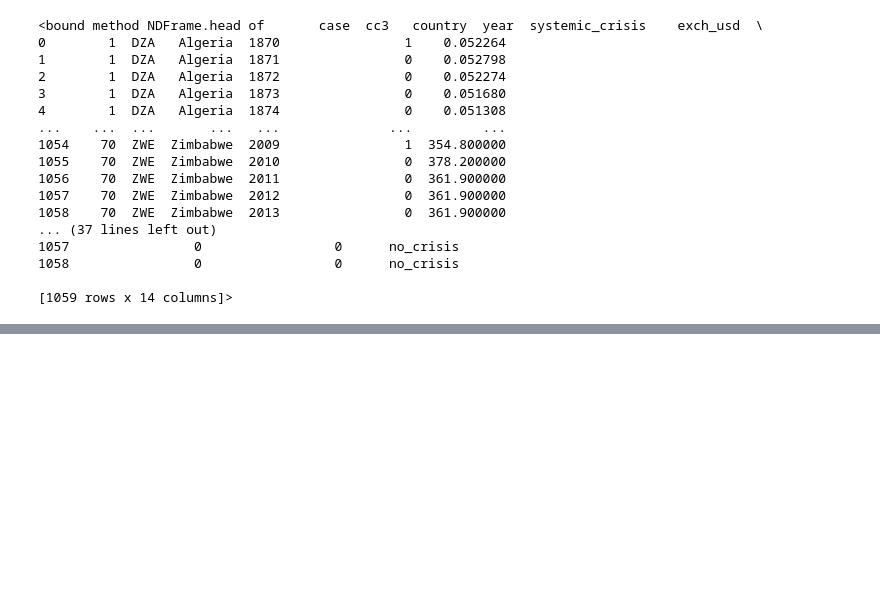
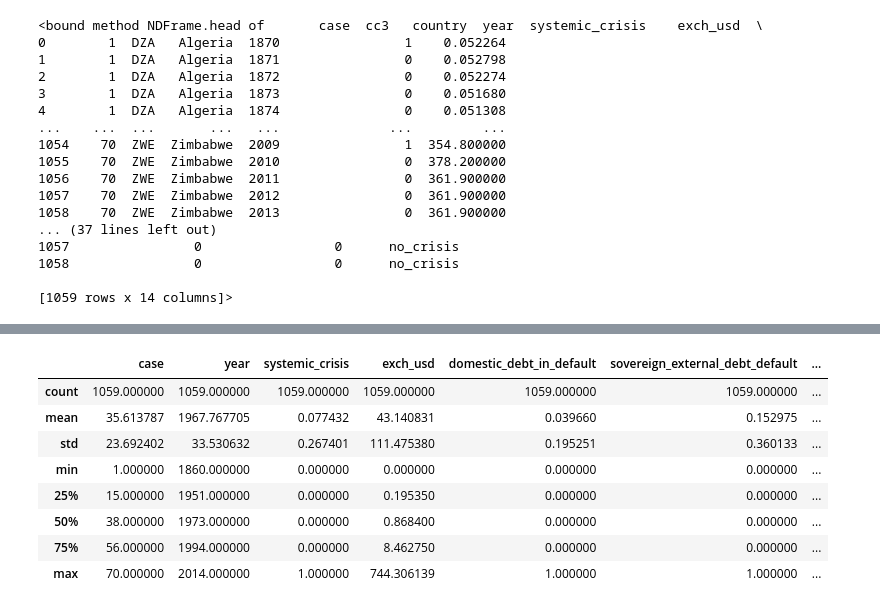
Before and after one commit to solapade/Africa-Econ-Crisis-Analysis-NYU, a Jupyter notebook: Notebook.ipynb, the cells around one changed output, grey strips where cells are left out. Saved outputs shown, nothing was run; the diff lists cells and outputs as text; code cells hidden in the pictures; blank space fills up the shorter version.

```diff
--- a/Notebook.ipynb
+++ b/Notebook.ipynb
@@ -29,0 +70,12 @@ data.head
+# %%
+data.describe()
+# %% [output]
+|  | case | year | systemic_crisis | exch_usd | domestic_debt_in_default | sovereign_external_debt_default | ... |
+| count | 1059.000000 | 1059.000000 | 1059.000000 | 1059.000000 | 1059.000000 | 1059.000000 | ... |
+| mean | 35.613787 | 1967.767705 | 0.077432 | 43.140831 | 0.039660 | 0.152975 | ... |
+| std | 23.692402 | 33.530632 | 0.267401 | 111.475380 | 0.195251 | 0.360133 | ... |
+| min | 1.000000 | 1860.000000 | 0.000000 | 0.000000 | 0.000000 | 0.000000 | ... |
+| 25% | 15.000000 | 1951.000000 | 0.000000 | 0.195350 | 0.000000 | 0.000000 | ... |
+| 50% | 38.000000 | 1973.000000 | 0.000000 | 0.868400 | 0.000000 | 0.000000 | ... |
+| 75% | 56.000000 | 1994.000000 | 0.000000 | 8.462750 | 0.000000 | 0.000000 | ... |
+| max | 70.000000 | 2014.000000 | 1.000000 | 744.306139 | 1.000000 | 1.000000 | ... |
```
Also changed, not shown: parts of 11 cells of this notebook.
